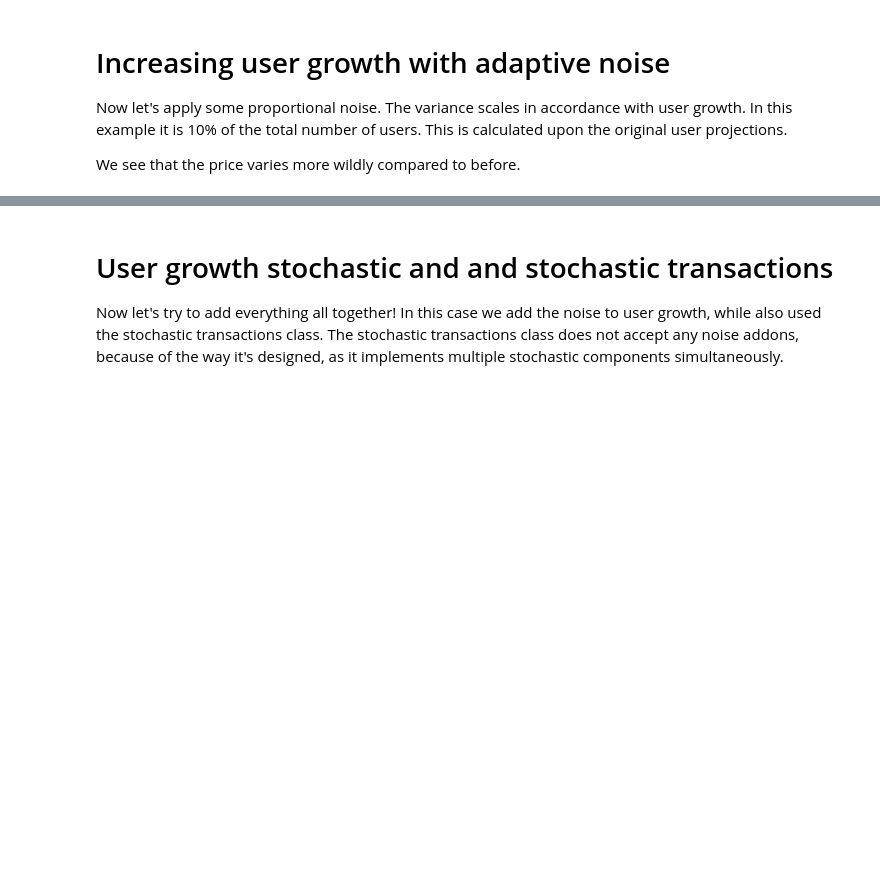
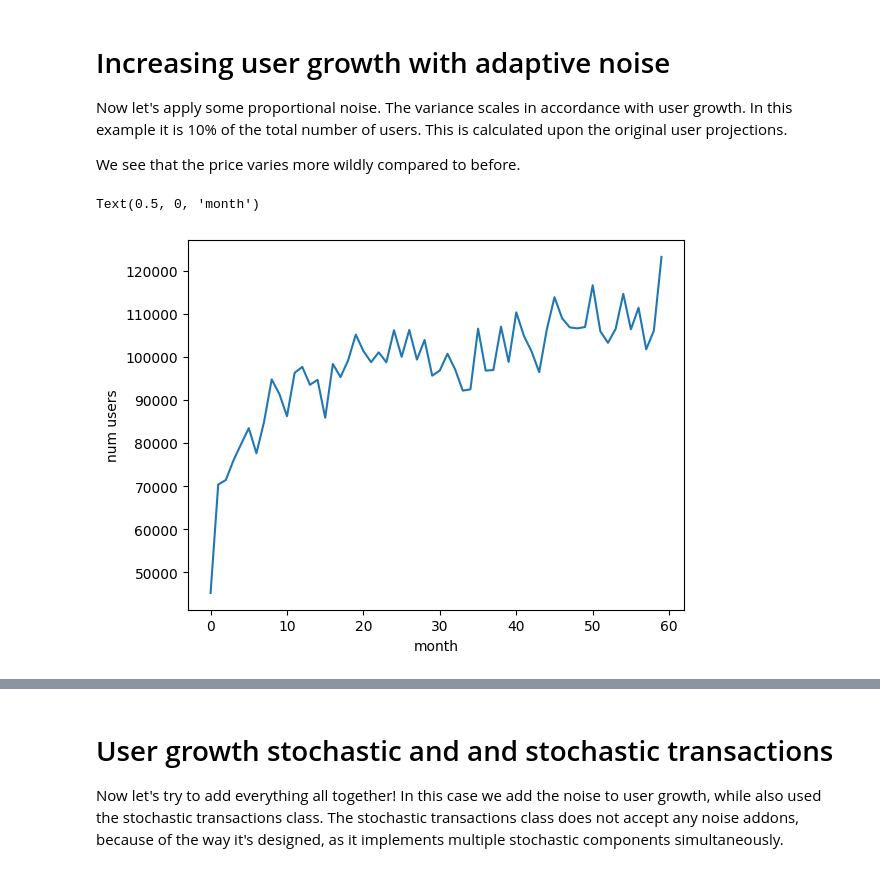
Before and after one commit to stelios12312312/TokenLab, a Jupyter notebook: notebooks/03 - Noise add-ons demonstration.ipynb, the cells around one changed output, grey strips where cells are left out. Drawn from its saved outputs; the diff is of its cells as text; code cells hidden in the pictures; blank space fills up the shorter version.

```diff
--- a/notebooks/03 - Noise add-ons demonstration.ipynb
+++ b/notebooks/03 - Noise add-ons demonstration.ipynb
@@ -80,13 +102,16 @@ Now let's apply some proportional noise. The variance scales in accordance with
 We see that the price varies more wildly compared to before.
 # %%
 usm_fiat=UserGrowth_Spaced(100,54000,ITERATIONS,log_saturated_space,
-                           noise_addon=AddOn_RandomNoiseProportional(std_param=10))
+                           noise_addons=[AddOn_RandomNoiseProportional(std_param=10)])
 
 
 ap_fiat=AgentPool_Basic(users_controller=usm_fiat,transactions_controller=1000,currency='$')
 plt.plot(usm_fiat._num_users_store)
 plt.ylabel('num users')
 plt.xlabel('month')
+# %% [output]
+Text(0.5, 0, 'month')
+[figure, added]
 # %%
 te=TokenEconomy_Basic(holding_time=HOLDING_TIME,supply=SUPPLY,token='tokenA',initial_price=INITIAL_PRICE)
 te.add_agent_pools([ap_fiat])
```
Also changed, not shown: parts of 19 cells of this notebook, 3 other files.
